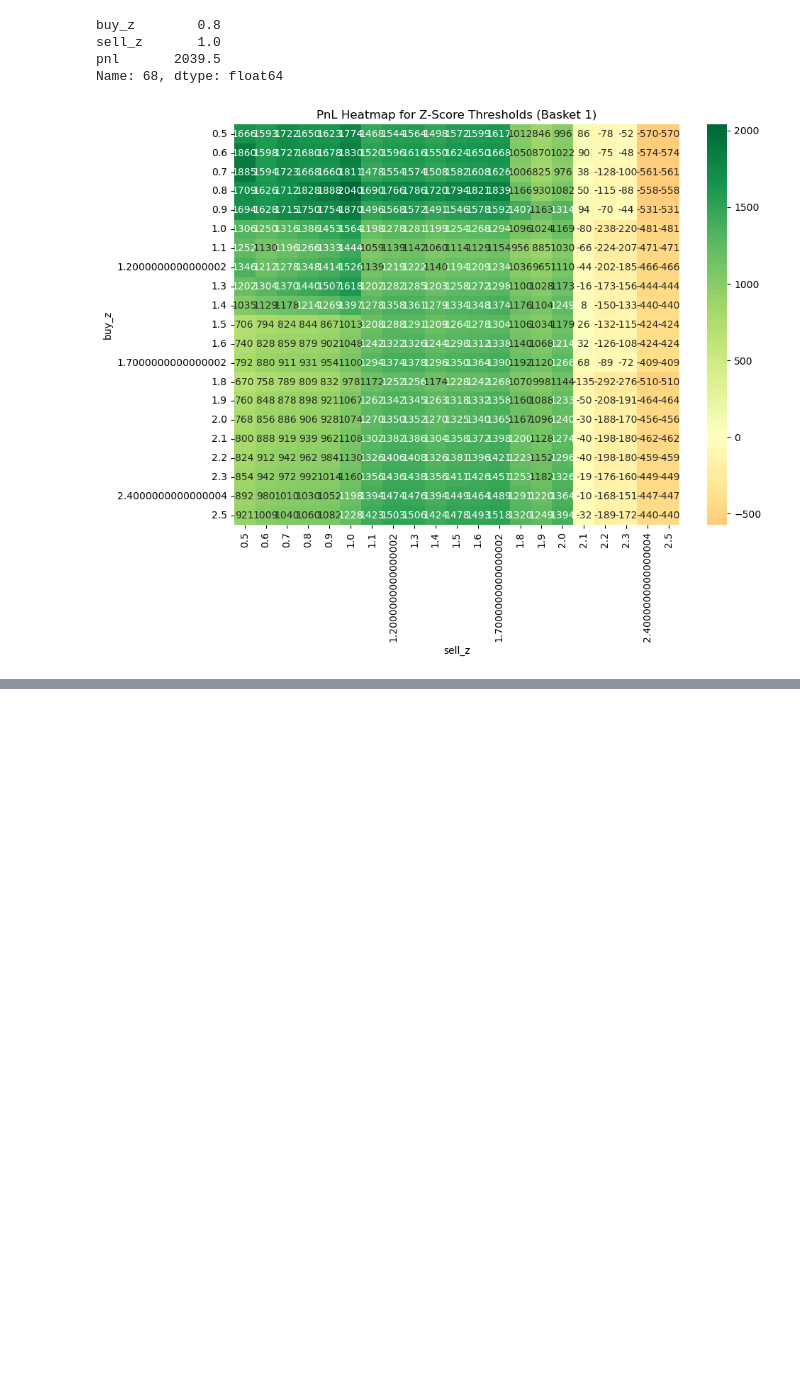
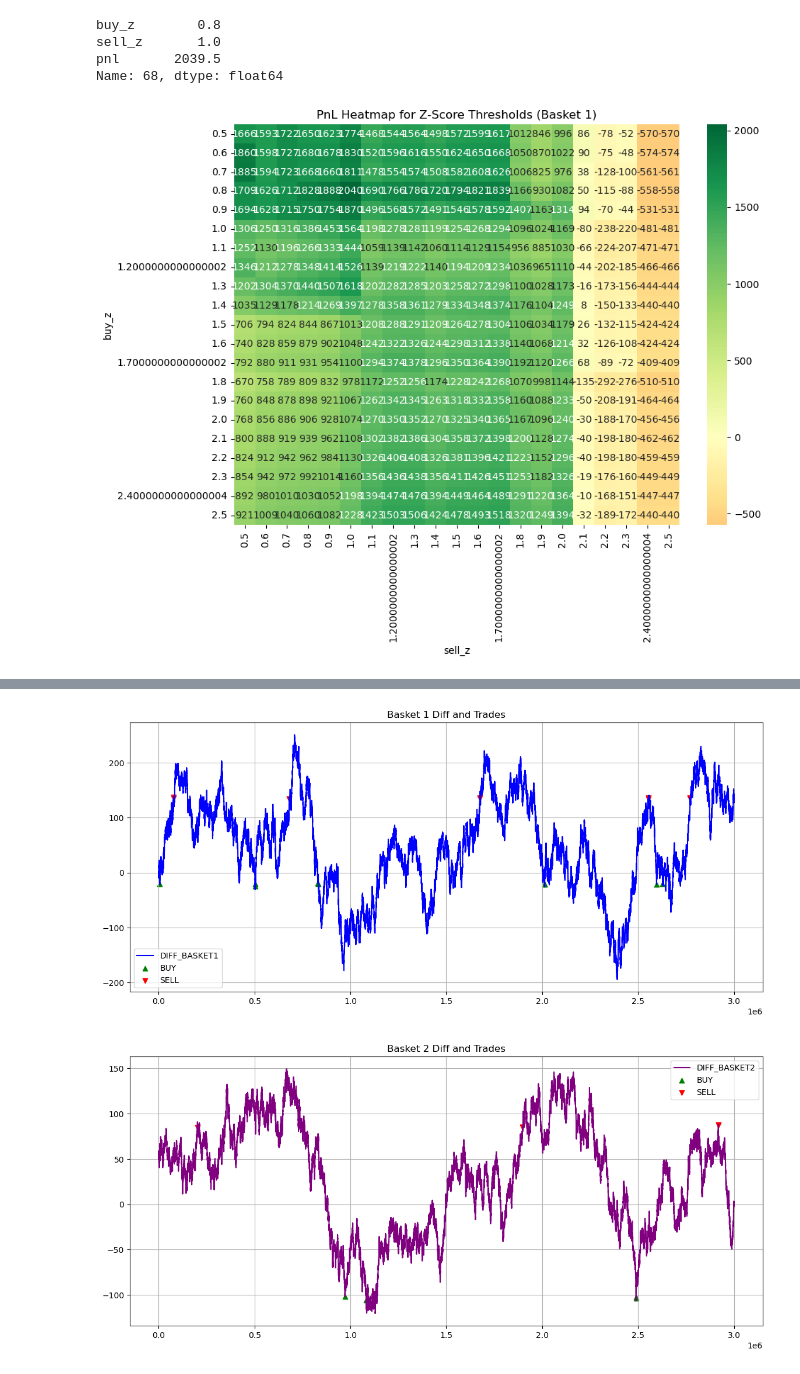
Before and after one commit to Alyssa2026/Prosperity-Lumon, a Jupyter notebook: round2/basket_EDA.ipynb, the cells around one changed output, grey strips where cells are left out. Cells and saved outputs as stored; diff of their text form; code cells hidden in the pictures; blank space fills up the shorter version.

Commit message:
Show entries on diff graph

```diff
--- a/round2/basket_EDA.ipynb
+++ b/round2/basket_EDA.ipynb
@@ -322,0 +328,76 @@ print(pivoted["DIFF_BASKET2"].std())
+# %%
+import matplotlib.pyplot as plt
+import pandas as pd
+
+# Reuse the cleaned data from before
+df = pd.read_csv("./data/combined_picnic_data.csv")
+grouped_df = df.groupby(["timestamp", "product"], as_index=False)["mid_price"].mean()
+pivoted = grouped_df.pivot(index="timestamp", columns="product", values="mid_price")
+pivoted = pivoted.dropna(subset=["CROISSANTS", "JAMS", "DJEMBES", "PICNIC_BASKET1", "PICNIC_BASKET2"])
+
+# Compute fair values and diffs
+pivoted["FAIR_BASKET1"] = 6 * pivoted["CROISSANTS"] + 3 * pivoted["JAMS"] + pivoted["DJEMBES"]
+pivoted["FAIR_BASKET2"] = 4 * pivoted["CROISSANTS"] + 2 * pivoted["JAMS"]
+pivoted["DIFF_BASKET1"] = pivoted["PICNIC_BASKET1"] - pivoted["FAIR_BASKET1"]
+pivoted["DIFF_BASKET2"] = pivoted["PICNIC_BASKET2"] - pivoted["FAIR_BASKET2"]
+
+# Strategy thresholds and stats (based on prior backtest)
+basket2_buy_z = 2.2
+basket2_sell_z = 0.9
+mean2 = pivoted["DIFF_BASKET2"].mean()
+std2 = pivoted["DIFF_BASKET2"].std()
+
+basket1_buy_z = 0.8
+basket1_sell_z = 1.0
+mean1 = pivoted["DIFF_BASKET1"].mean()
+std1 = pivoted["DIFF_BASKET1"].std()
+
+# Track trades
+basket1_buys = []
+basket1_sells = []
+basket2_buys = []
+basket2_sells = []
+
+position1 = 0
+position2 = 0
+
+for ts, row in pivoted.iterrows():
+    # Basket 1
+    z1 = (row["DIFF_BASKET1"] - mean1) / std1 if std1 != 0 else 0
+    if z1 < -basket1_buy_z and position1 < 1:
+        basket1_buys.append((ts, row["DIFF_BASKET1"]))
+        position1 += 1
+    elif z1 > basket1_sell_z and position1 > -1:
+        basket1_sells.append((ts, row["DIFF_BASKET1"]))
+        position1 -= 1
+
+    # Basket 2
+    z2 = (row["DIFF_BASKET2"] - mean2) / std2 if std2 != 0 else 0
+    if z2 < -basket2_buy_z and position2 < 1:
+        basket2_buys.append((ts, row["DIFF_BASKET2"]))
+        position2 += 1
+    elif z2 > basket2_sell_z and position2 > -1:
+        basket2_sells.append((ts, row["DIFF_BASKET2"]))
+        position2 -= 1
+
+# Plotting
+plt.figure(figsize=(14, 6))
+plt.plot(pivoted.index, pivoted["DIFF_BASKET1"], label="DIFF_BASKET1", color="blue")
+plt.scatter(*zip(*basket1_buys), color="green", label="BUY", marker="^")
+plt.scatter(*zip(*basket1_sells), color="red", label="SELL", marker="v")
+plt.title("Basket 1 Diff and Trades")
+plt.legend()
+plt.grid(True)
+plt.show()
+
+plt.figure(figsize=(14, 6))
+plt.plot(pivoted.index, pivoted["DIFF_BASKET2"], label="DIFF_BASKET2", color="purple")
+plt.scatter(*zip(*basket2_buys), color="green", label="BUY", marker="^")
+plt.scatter(*zip(*basket2_sells), color="red", label="SELL", marker="v")
+plt.title("Basket 2 Diff and Trades")
+plt.legend()
+plt.grid(True)
+plt.show()
+# %% [output]
+[figure, added]
+[figure, added]
```
Also changed, not shown: parts of 1 cell of this notebook.
